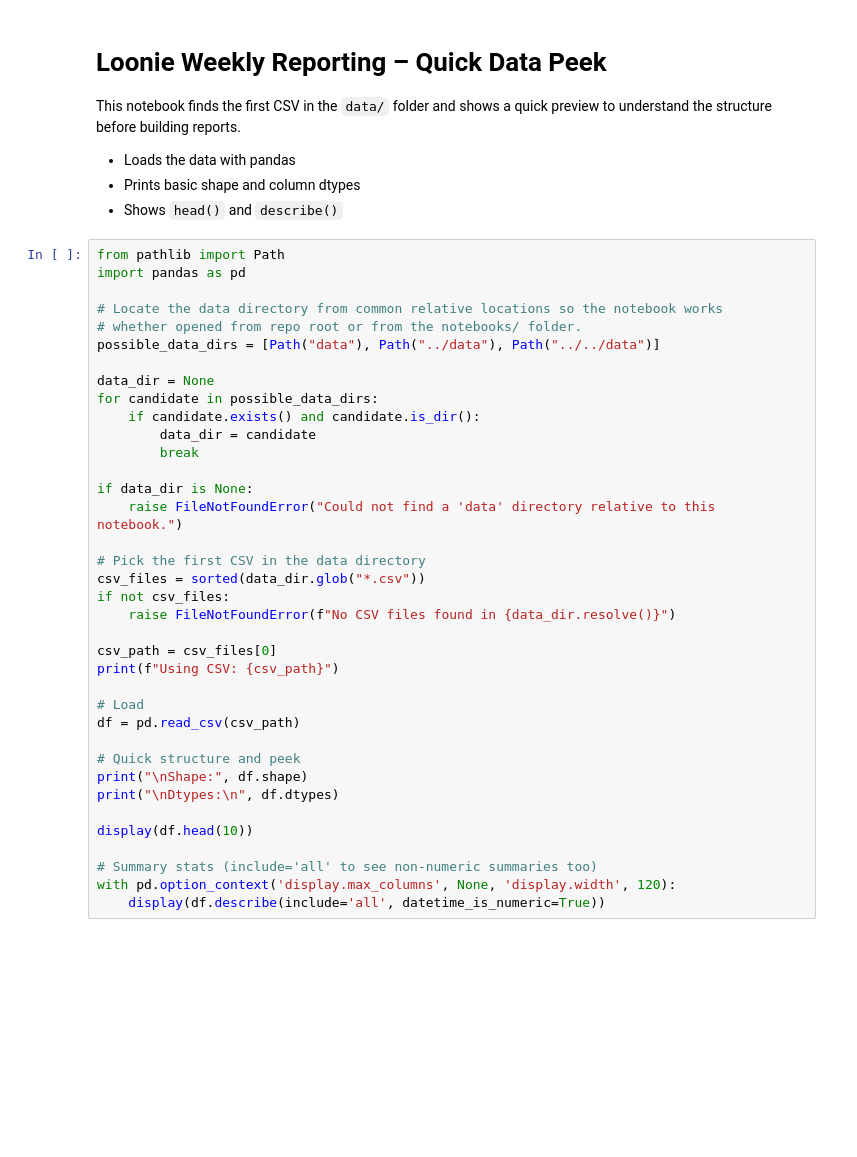
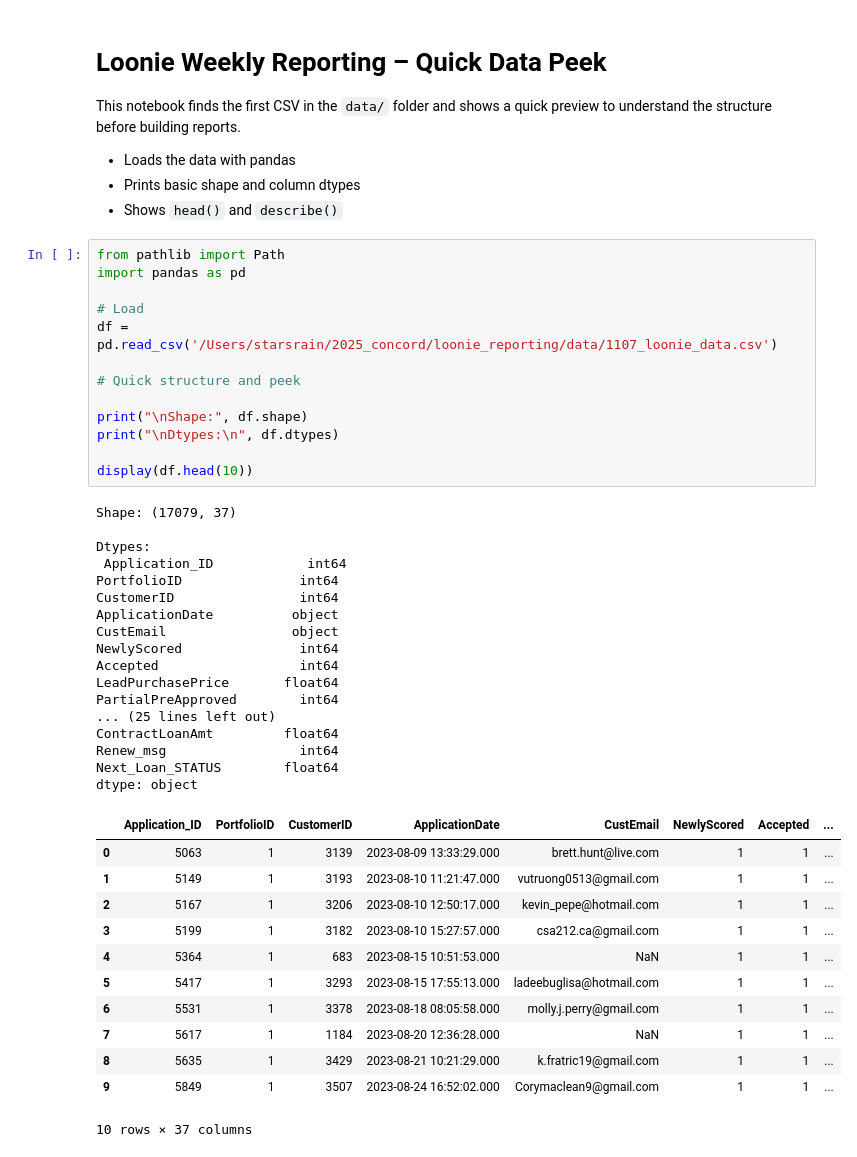
Before and after one commit to Junchen-concord/loonie_reporting, a Jupyter notebook: notebooks/01_quick_peek.ipynb, the cells around one changed output. Saved outputs shown, nothing was run; the diff lists cells and outputs as text; blank space fills up the shorter version.

```diff
--- a/notebooks/01_quick_peek.ipynb
+++ b/notebooks/01_quick_peek.ipynb
@@ -6,40 +6,46 @@ This notebook finds the first CSV in the `data/` folder and shows a quick previe
 - Loads the data with pandas
 - Prints basic shape and column dtypes
 - Shows `head()` and `describe()`
-# %%
-from pathlib import Path
-import pandas as pd
-
-# Locate the data directory from common relative locations so the notebook works
-# whether opened from repo root or from the notebooks/ folder.
-possible_data_dirs = [Path("data"), Path("../data"), Path("../../data")]
-
-data_dir = None
-for candidate in possible_data_dirs:
-    if candidate.exists() and candidate.is_dir():
-        data_dir = candidate
-        break
-
-if data_dir is None:
-    raise FileNotFoundError("Could not find a 'data' directory relative to this notebook.")
-
-# Pick the first CSV in the data directory
-csv_files = sorted(data_dir.glob("*.csv"))
-if not csv_files:
-    raise FileNotFoundError(f"No CSV files found in {data_dir.resolve()}")
-
-csv_path = csv_files[0]
-print(f"Using CSV: {csv_path}")
-
-# Load
-df = pd.read_csv(csv_path)
-
-# Quick structure and peek
-print("\nShape:", df.shape)
-print("\nDtypes:\n", df.dtypes)
-
-display(df.head(10))
-
-# Summary stats (include='all' to see non-numeric summaries too)
-with pd.option_context('display.max_columns', None, 'display.width', 120):
-    display(df.describe(include='all', datetime_is_numeric=True))
+# %%
+from pathlib import Path
+import pandas as pd
+
+# Load
+df = pd.read_csv('/Users/starsrain/2025_concord/loonie_reporting/data/1107_loonie_data.csv')
+
+# Quick structure and peek
+
+print("\nShape:", df.shape)
+print("\nDtypes:\n", df.dtypes)
+
+display(df.head(10))
+# %% [output]
+Shape: (17079, 37)
+
+Dtypes:
+ Application_ID            int64
+PortfolioID               int64
+CustomerID                int64
+ApplicationDate          object
+CustEmail                object
+NewlyScored               int64
+Accepted                  int64
+LeadPurchasePrice       float64
+PartialPreApproved        int64
+... (25 lines left out)
+ContractLoanAmt         float64
+Renew_msg                 int64
+Next_Loan_STATUS        float64
+dtype: object
+|  | Application_ID | PortfolioID | CustomerID | ApplicationDate | CustEmail | NewlyScored | Accepted | ... |
+| 0 | 5063 | 1 | 3139 | 2023-08-09 13:33:29.000 | brett.hunt@live.com | 1 | 1 | ... |
+| 1 | 5149 | 1 | 3193 | 2023-08-10 11:21:47.000 | vutruong0513@gmail.com | 1 | 1 | ... |
+| 2 | 5167 | 1 | 3206 | 2023-08-10 12:50:17.000 | kevin_pepe@hotmail.com | 1 | 1 | ... |
+| 3 | 5199 | 1 | 3182 | 2023-08-10 15:27:57.000 | csa212.ca@gmail.com | 1 | 1 | ... |
+| 4 | 5364 | 1 | 683 | 2023-08-15 10:51:53.000 | NaN | 1 | 1 | ... |
+| 5 | 5417 | 1 | 3293 | 2023-08-15 17:55:13.000 | ladeebuglisa@hotmail.com | 1 | 1 | ... |
+| 6 | 5531 | 1 | 3378 | 2023-08-18 08:05:58.000 | molly.j.perry@gmail.com | 1 | 1 | ... |
+| 7 | 5617 | 1 | 1184 | 2023-08-20 12:36:28.000 | NaN | 1 | 1 | ... |
+| 8 | 5635 | 1 | 3429 | 2023-08-21 10:21:29.000 | k.fratric19@gmail.com | 1 | 1 | ... |
+| 9 | 5849 | 1 | 3507 | 2023-08-24 16:52:02.000 | Corymaclean9@gmail.com | 1 | 1 | ... |
+10 rows × 37 columns
```
Also changed, not shown: parts of 13 cells of this notebook, 4 other files.
